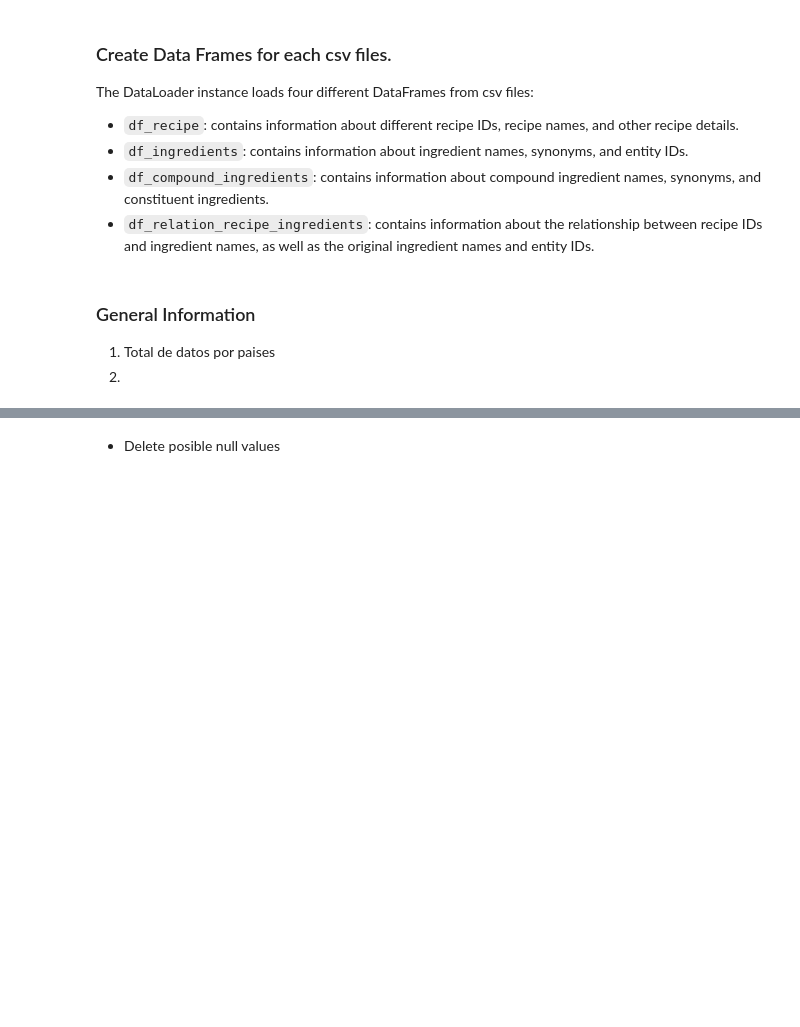
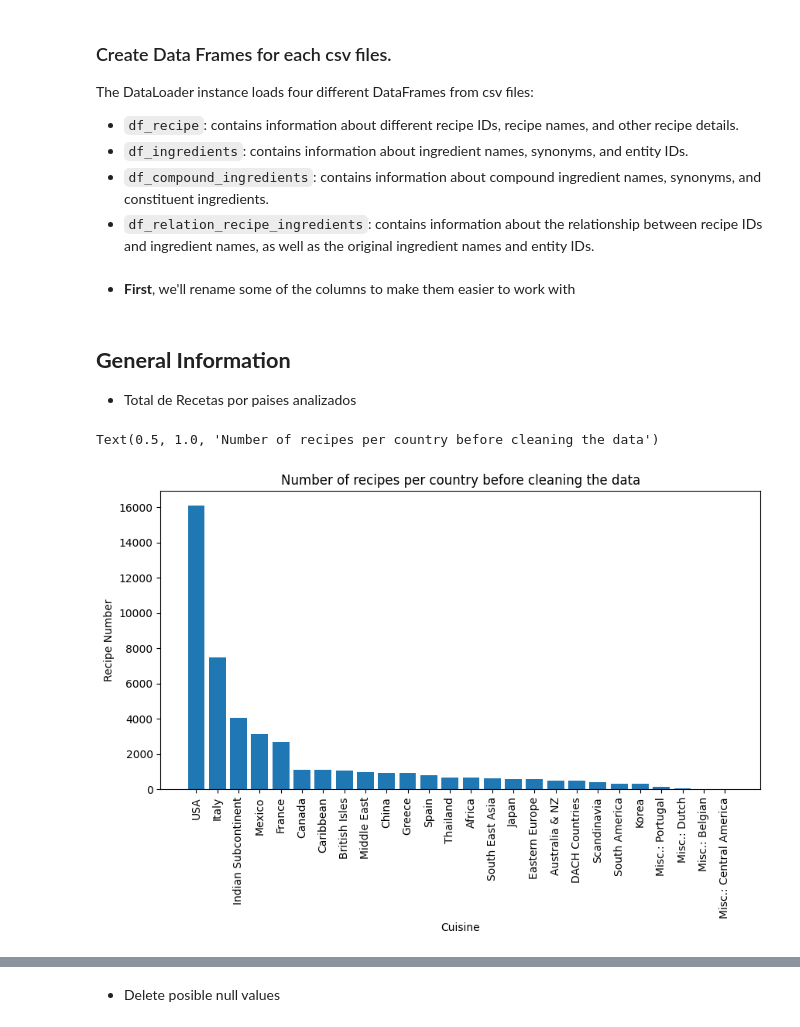
Before and after one commit to GiselleSL/Recipe-Data-Analysis, a Jupyter notebook: dataLoader.ipynb, the cells around one changed output, grey strips where cells are left out. Drawn from its saved outputs; the diff is of its cells as text; code cells hidden in the pictures; blank space fills up the shorter version.

```diff
--- a/dataLoader.ipynb
+++ b/dataLoader.ipynb
@@ -32,0 +36,2 @@ df_relation_recipe_ingredients = df_relation_recipe_ingredients.rename(columns={
+# %% [markdown]
+- **First**, we'll rename some of the columns to make them easier to work with
@@ -33,4 +49,17 @@ df_relation_recipe_ingredients = df_relation_recipe_ingredients.rename(columns={
 # %% [markdown]
-### General Information
-1. Total de datos por paises
-2.
+## **General Information**
+- Total de Recetas por paises analizados
+# %%
+#Total de recetas iniciales
+recipes_by_cousine = df_recipe_analysis.groupby("Cuisine")["Recipe_ID"].count().sort_values(ascending=False)
+
+# Crear gráfico de barras
+plt.figure(figsize=(10, 5))
+plt.bar(recipes_by_cousine.index, recipes_by_cousine.values)
+plt.xticks(rotation=90)
+plt.xlabel("Cuisine")
+plt.ylabel("Recipe Number")
+plt.title("Number of recipes per country before cleaning the data")
+# %% [output]
+Text(0.5, 1.0, 'Number of recipes per country before cleaning the data')
+[figure, added]
```
Also changed, not shown: parts of 57 cells of this notebook, 19 other files.
